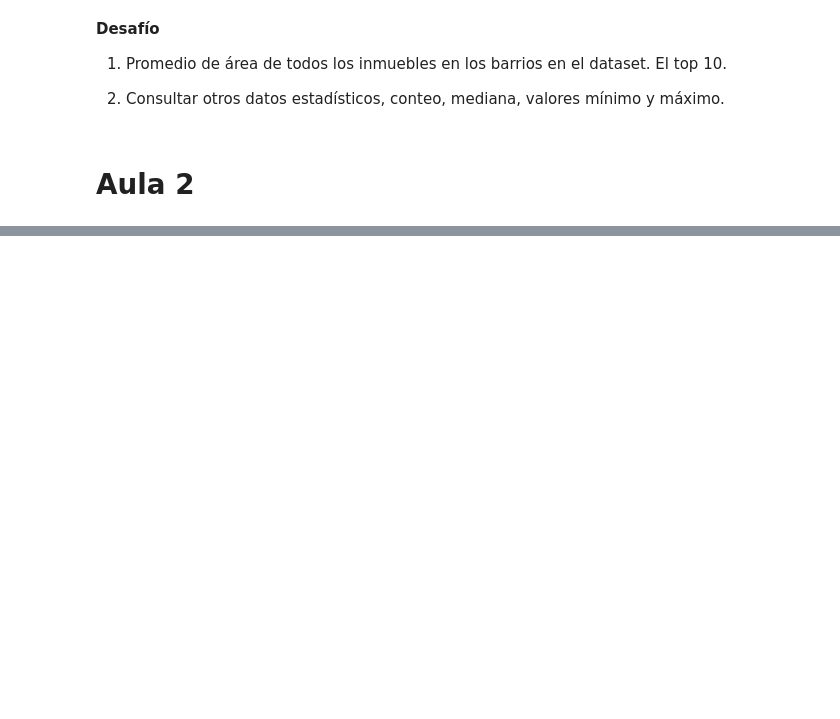
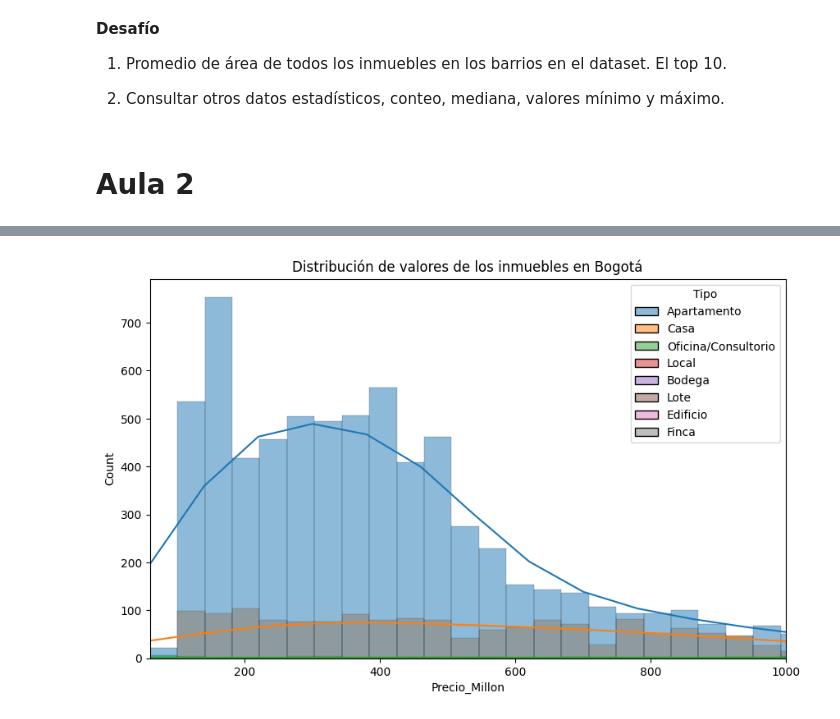
Before and after one commit to Gibbor-SAP/Inmesion_Datos_AluraLatam, a Jupyter notebook: Inmersion_datos_Alura.ipynb, the cells around one changed output, grey strips where cells are left out. Saved outputs shown, nothing was run; the diff lists cells and outputs as text; code cells hidden in the pictures; blank space fills up the shorter version.

```diff
--- a/Inmersion_datos_Alura.ipynb
+++ b/Inmersion_datos_Alura.ipynb
@@ -210,0 +406,13 @@ inmuebles_barrio.head(10).plot.bar() #con el parametro head podemos seleccionar
+# %%
+import matplotlib.pyplot as plt #graficos con otras librerias
+import seaborn as sns
+
+plt.figure(figsize=(10,6)) #lienzo de 10 de ancho por 8 de altura
+grafica = sns.histplot(data=inmuebles, x='Precio_Millon',kde=True, hue='Tipo') #kde curva de densidad, hue añade otra dimensión
+grafica.set_title('Distribución de valores de los inmuebles en Bogotá') #titulo
+plt.xlim(60,1000) #colocar limites máximos y mínimos de lectura
+## plt.ylim((0,100)) colocar límites al eje y
+plt.savefig('/content/drive/MyDrive/Colab Notebooks/valor_inmuebles.png',format='png') #exportar gráfico
+plt.show()
+# %% [output]
+[figure, added]
```
Also changed, not shown: parts of 21 cells of this notebook.
